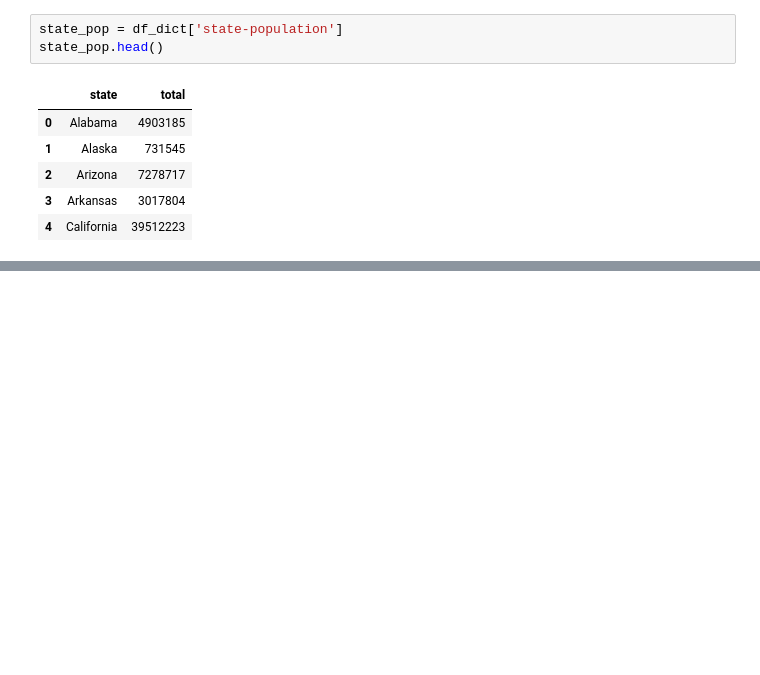
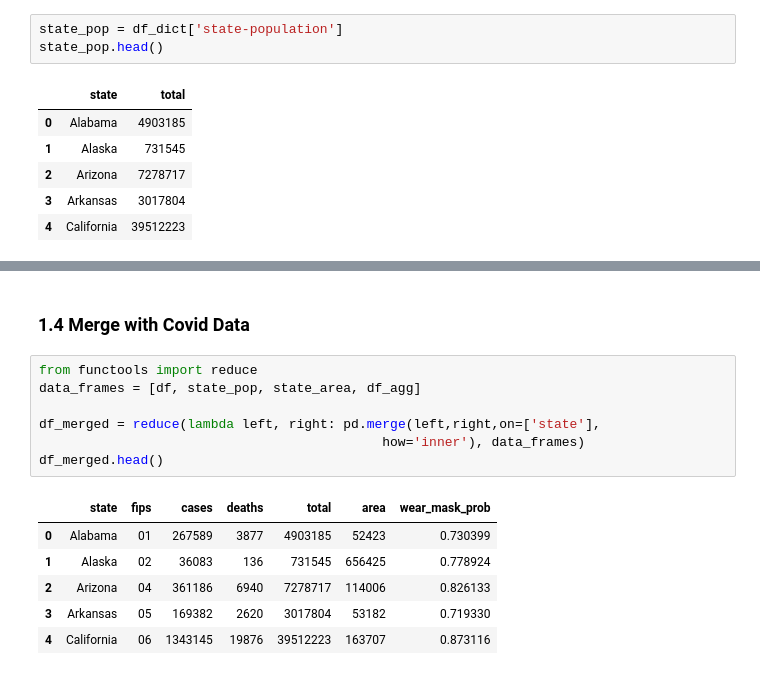
Before and after one commit to cengc13/data1050-final-project, a Jupyter notebook: Enhancement.ipynb, the cells around one changed output, grey strips where cells are left out. Cells and saved outputs as stored; diff of their text form; blank space fills up the shorter version.

```diff
--- a/Enhancement.ipynb
+++ b/Enhancement.ipynb
@@ -62,0 +96,16 @@ df_merged =
+# %% [markdown]
+### 1.4 Merge with Covid Data
+# %%
+from functools import reduce
+data_frames = [df, state_pop, state_area, df_agg]
+
+df_merged = reduce(lambda left, right: pd.merge(left,right,on=['state'],
+                                            how='inner'), data_frames)
+df_merged.head()
+# %% [output]
+|  | state | fips | cases | deaths | total | area | wear_mask_prob |
+| 0 | Alabama | 01 | 267589 | 3877 | 4903185 | 52423 | 0.730399 |
+| 1 | Alaska | 02 | 36083 | 136 | 731545 | 656425 | 0.778924 |
+| 2 | Arizona | 04 | 361186 | 6940 | 7278717 | 114006 | 0.826133 |
+| 3 | Arkansas | 05 | 169382 | 2620 | 3017804 | 53182 | 0.719330 |
+| 4 | California | 06 | 1343145 | 19876 | 39512223 | 163707 | 0.873116 |
```
Also changed, not shown: parts of 22 cells of this notebook, 3 other files.
